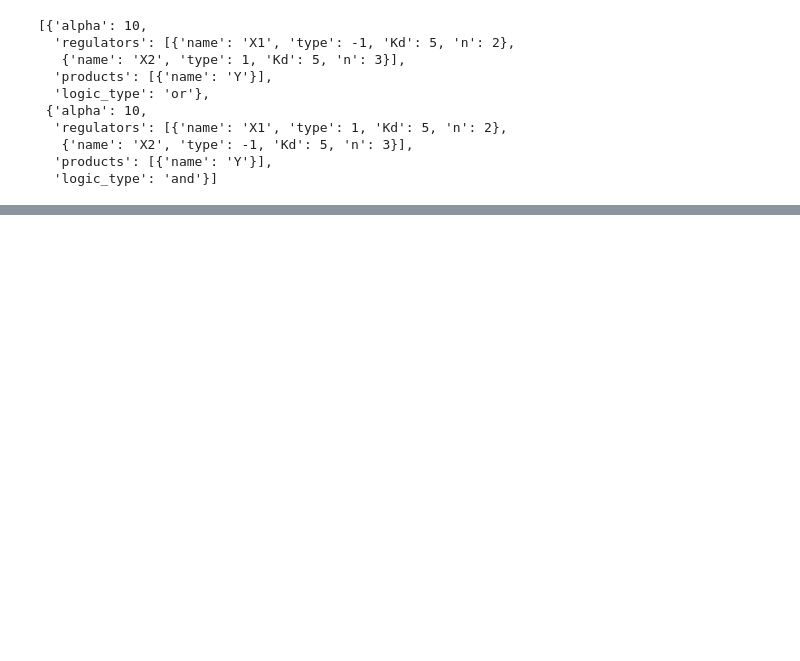
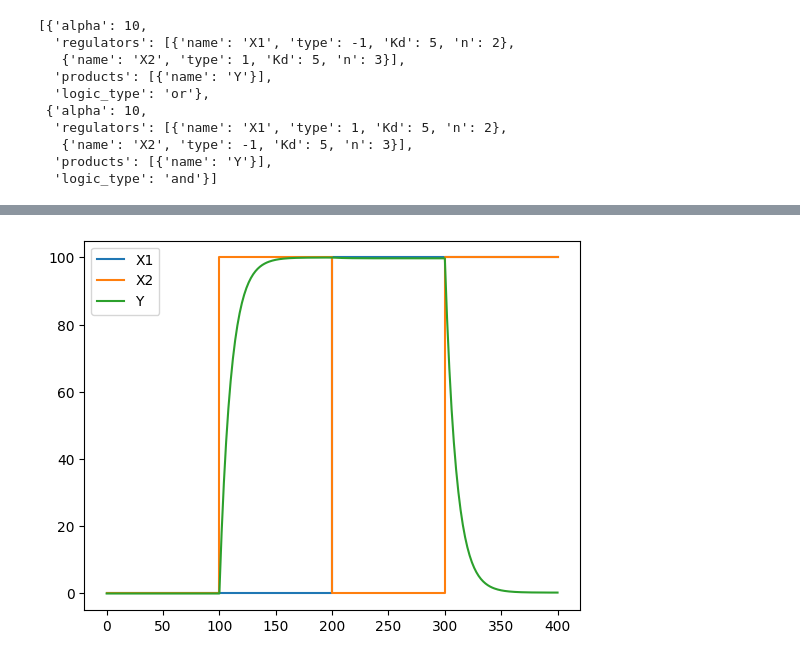
Before and after one commit to mmoskon/GReNMode, a Jupyter notebook: examples.ipynb, the cells around one changed output, grey strips where cells are left out. Drawn from its saved outputs; the diff is of its cells as text; code cells hidden in the pictures; blank space fills up the shorter version.

```diff
--- a/examples.ipynb
+++ b/examples.ipynb
@@ -42,0 +77,4 @@ my_grn.genes
+# %%
+T, Y = simulator.simulate_sequence(my_grn, [(0,0), (0,1), (1,0), (1,1)], INS_factor=100)
+# %% [output]
+[figure, added]
```
Also changed, not shown: parts of 14 cells of this notebook.
